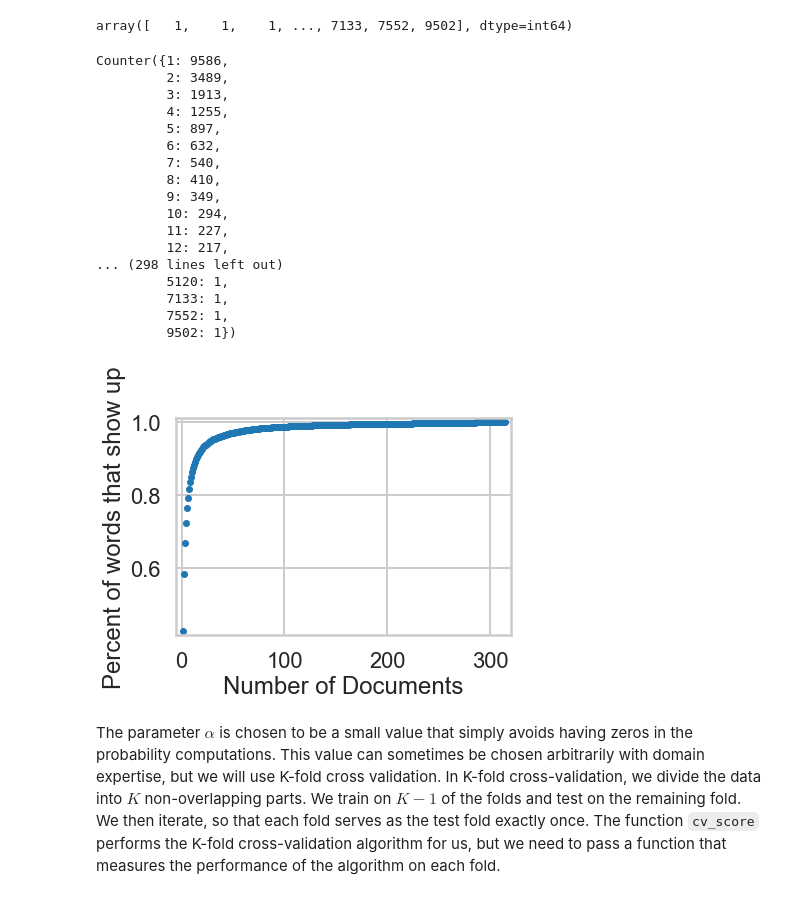
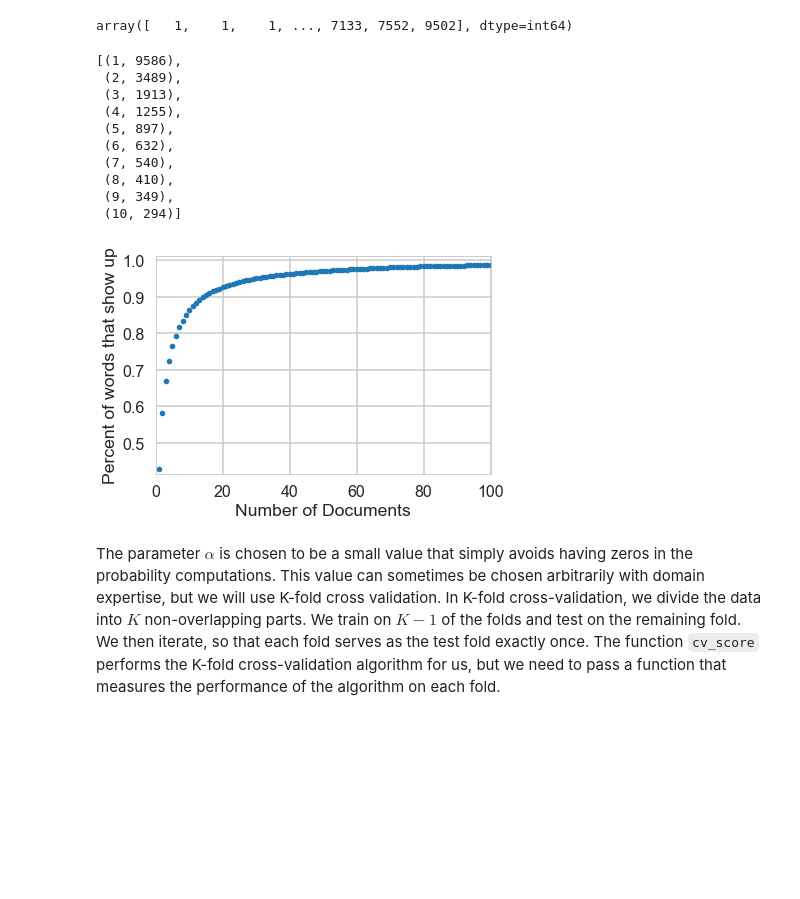
Before and after one commit to alvarojhu/Naive-Bayes, a Jupyter notebook: Mini_Project_Naive_Bayes.ipynb, the cells around one changed output. Cells and saved outputs as stored; diff of their text form; code cells hidden in the pictures; blank space fills up the shorter version.

```diff
--- a/Mini_Project_Naive_Bayes.ipynb
+++ b/Mini_Project_Naive_Bayes.ipynb
@@ -321,27 +321,21 @@ np.sort(word_counts) #gives the occurences for each word. Many words show up onc
 array([   1,    1,    1, ..., 7133, 7552, 9502], dtype=int64)
 # %%
 from collections import Counter
-(Counter(np.sort(word_counts))) #9586 words show up once. 3489 words show up twice. etc.
+c = (Counter(np.sort(word_counts))) #9586 words show up once. 3489 words show up twice. etc.
+list(c.items())[:10]
 # %% [output]
-Counter({1: 9586,
-         2: 3489,
-         3: 1913,
-         4: 1255,
-         5: 897,
-         6: 632,
-         7: 540,
-         8: 410,
-         9: 349,
-         10: 294,
-         11: 227,
-         12: 217,
-... (298 lines left out)
-         5120: 1,
-         7133: 1,
-         7552: 1,
-         9502: 1})
+[(1, 9586),
+ (2, 3489),
+ (3, 1913),
+ (4, 1255),
+ (5, 897),
+ (6, 632),
+ (7, 540),
+ (8, 410),
+ (9, 349),
+ (10, 294)]
 # %%
-z = list(reversed((np.sort(Counter(np.sort(word_counts)).values()))))
+z = list(reversed(np.sort(list(Counter(np.sort(word_counts)).values()))))
 # %%
 def add_one_by_one(l):
     new_l = []
@@ -357,11 +351,12 @@ y_z = np.arange(1, len(add_z)+1)
 # %%
 # Your turn.
 _ = plt.plot(y_z,add_z, marker = '.', linestyle = 'none')
 _ = plt.xlabel('Number of Documents')
 _ = plt.ylabel('Percent of words that show up')
 _ = plt.margins(0.02)
+_ = plt.xlim(0, 100)
 # %% [output]
-[figure, old version]
+[figure, new version]
 # %% [markdown]
 The parameter $\alpha$ is chosen to be a small value that simply avoids having zeros in the probability computations. This value can sometimes be chosen arbitrarily with domain expertise, but we will use K-fold cross validation. In K-fold cross-validation, we divide the data into $K$ non-overlapping parts. We train on $K-1$ of the folds and test on the remaining fold. We then iterate, so that each fold serves as the test fold exactly once. The function `cv_score` performs the K-fold cross-validation algorithm for us, but we need to pass a function that measures the performance of the algorithm on each fold.
 # %%
```
Also changed, not shown: parts of 8 cells of this notebook.
